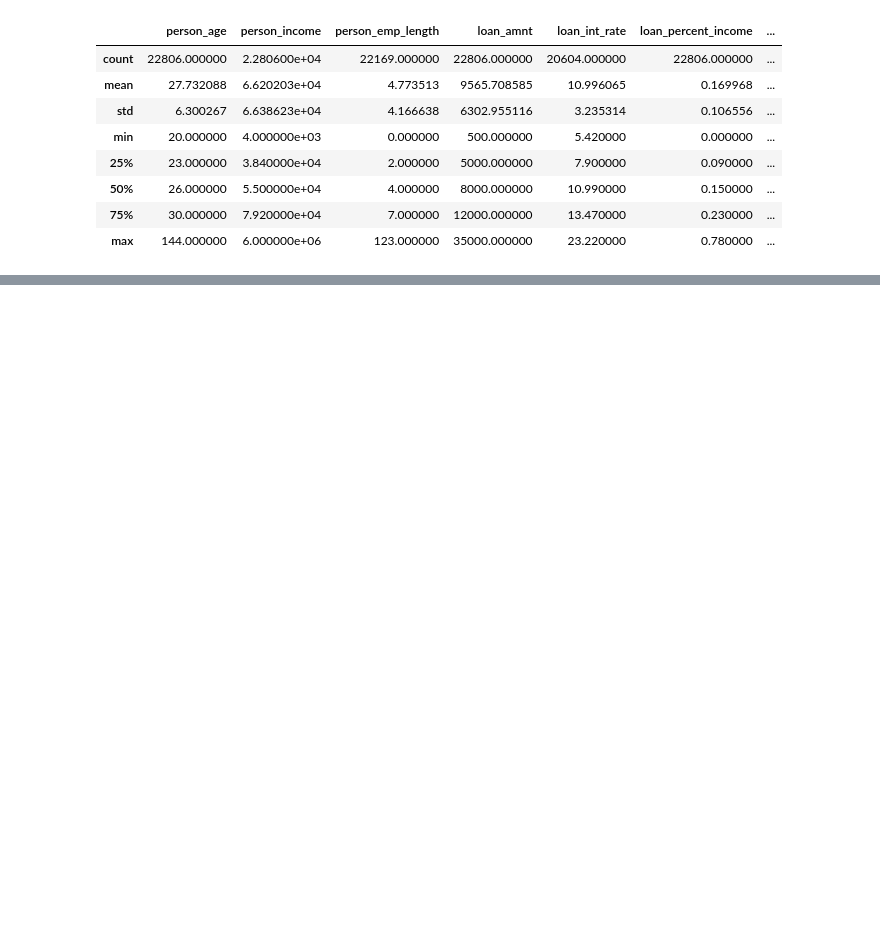
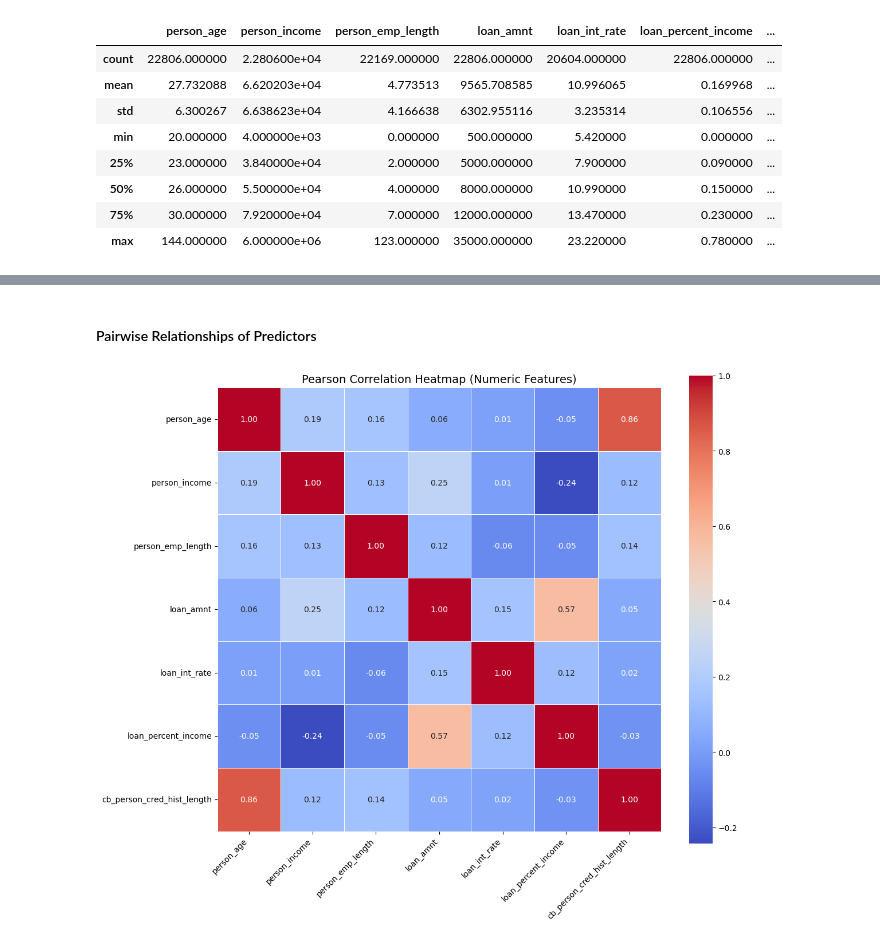
Before and after one commit to kgiannako/credit_risk_modelling, a Jupyter notebook: notebooks/credit-risk-model.ipynb, the cells around one changed output, grey strips where cells are left out. Saved outputs shown, nothing was run; the diff lists cells and outputs as text; code cells hidden in the pictures; blank space fills up the shorter version.

```diff
--- a/notebooks/credit-risk-model.ipynb
+++ b/notebooks/credit-risk-model.ipynb
@@ -170,0 +654,32 @@ train_credit_data_df.describe()
+# %% [markdown]
+#### Pairwise Relationships of Predictors
+# %%
+# Only numeric columns (excluding the target for now)
+numeric_cols = train_credit_data_df.select_dtypes(include=['number']).drop(columns=['loan_status'], errors='ignore')
+
+# ------------------------
+# 1. Pearson Correlation
+# ------------------------
+# Compute full Pearson correlation matrix
+corr_matrix = numeric_cols.corr(method='pearson')
+
+# Plot the heatmap
+plt.figure(figsize=(12, 10))
+sns.heatmap(
+    corr_matrix,
+    annot=True,
+    fmt=".2f",             # 2 decimal places
+    cmap="coolwarm",       # Color gradient
+    linewidths=0.5,        # Thin lines between cells
+    square=True,           # Keep it square
+    cbar=True # ,             # Show color bar
+    # annot_kws={"size": 9, "color": "black"}  # Make annotations visible
+)
+
+plt.title("Pearson Correlation Heatmap (Numeric Features)", fontsize=14)
+plt.xticks(rotation=45, ha='right')
+plt.yticks(rotation=0)
+plt.tight_layout()
+plt.show()
+# %% [output]
+[figure, added]
```
Also changed, not shown: parts of 33 cells of this notebook.
